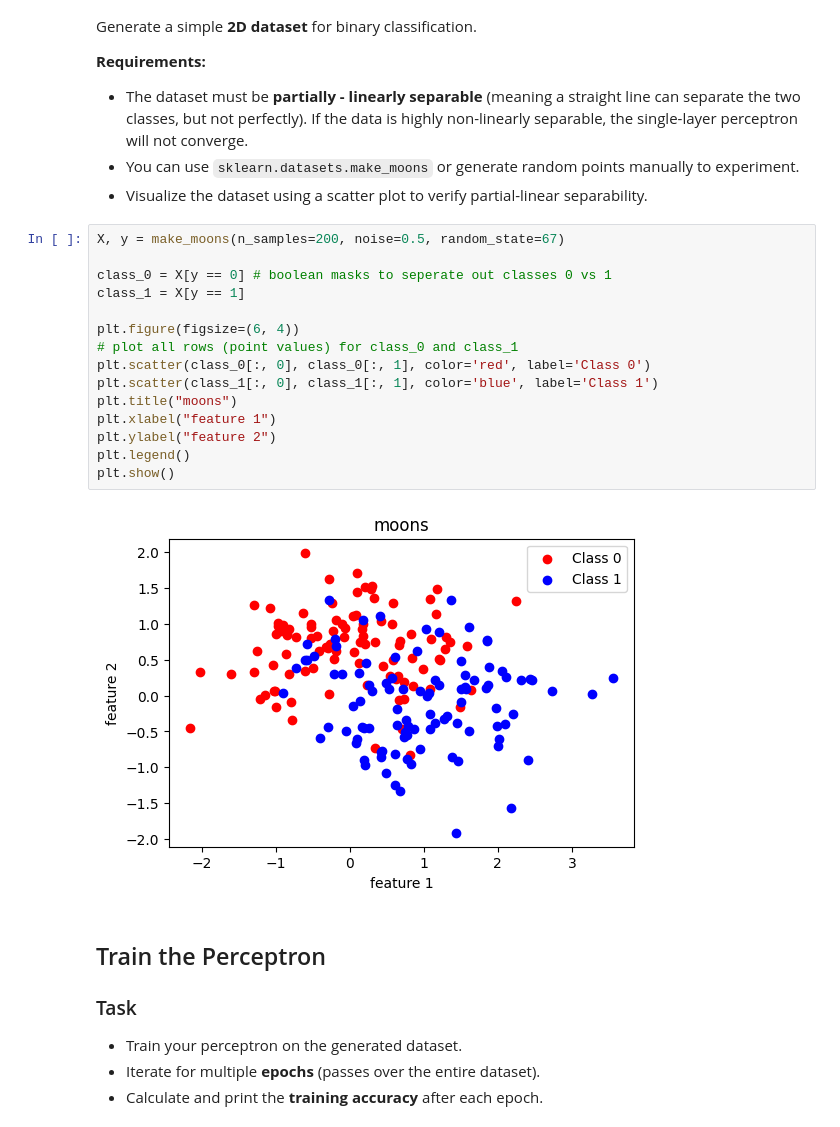
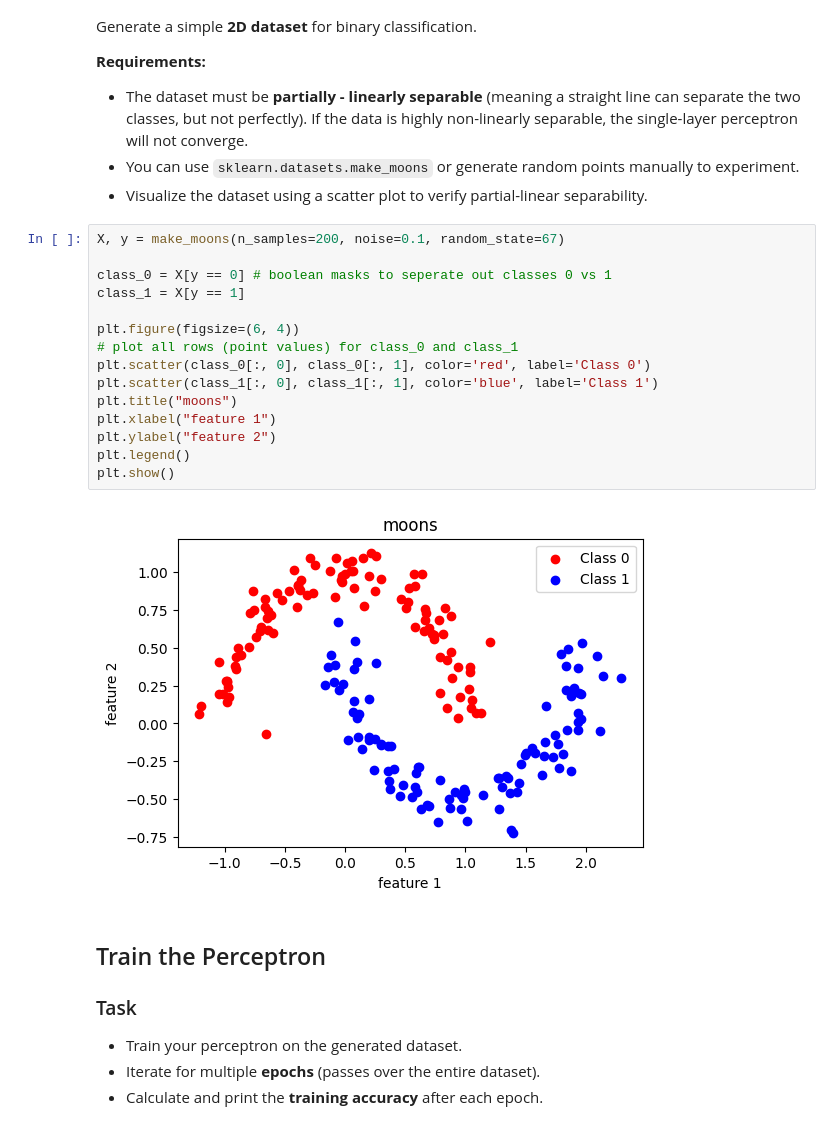
Before and after one commit to ningkaiyang/2-Layer-Deep-Network-Backprop-by-Hand, a Jupyter notebook: 1_Perceptron_and_Neural_Networks_Student.ipynb, the cells around one changed output. Drawn from its saved outputs; the diff is of its cells as text.

```diff
--- a/1_Perceptron_and_Neural_Networks_Student.ipynb
+++ b/1_Perceptron_and_Neural_Networks_Student.ipynb
@@ -121,22 +121,22 @@ Generate a simple **2D dataset** for binary classification.
 - You can use `sklearn.datasets.make_moons` or generate random points manually to experiment.
 - Visualize the dataset using a scatter plot to verify partial-linear separability.
 # %%
-X, y = make_moons(n_samples=200, noise=0.5, random_state=67)
+X, y = make_moons(n_samples=200, noise=0.1, random_state=67)
 
 class_0 = X[y == 0] # boolean masks to seperate out classes 0 vs 1
 class_1 = X[y == 1]
 
 plt.figure(figsize=(6, 4))
 # plot all rows (point values) for class_0 and class_1
 plt.scatter(class_0[:, 0], class_0[:, 1], color='red', label='Class 0')
 plt.scatter(class_1[:, 0], class_1[:, 1], color='blue', label='Class 1')
 plt.title("moons")
 plt.xlabel("feature 1")
 plt.ylabel("feature 2")
 plt.legend()
 plt.show()
 # %% [output]
-[figure, old version]
+[figure, new version]
 # %% [markdown]
 ## Train the Perceptron
 
```
Also changed, not shown: parts of 21 cells of this notebook.
